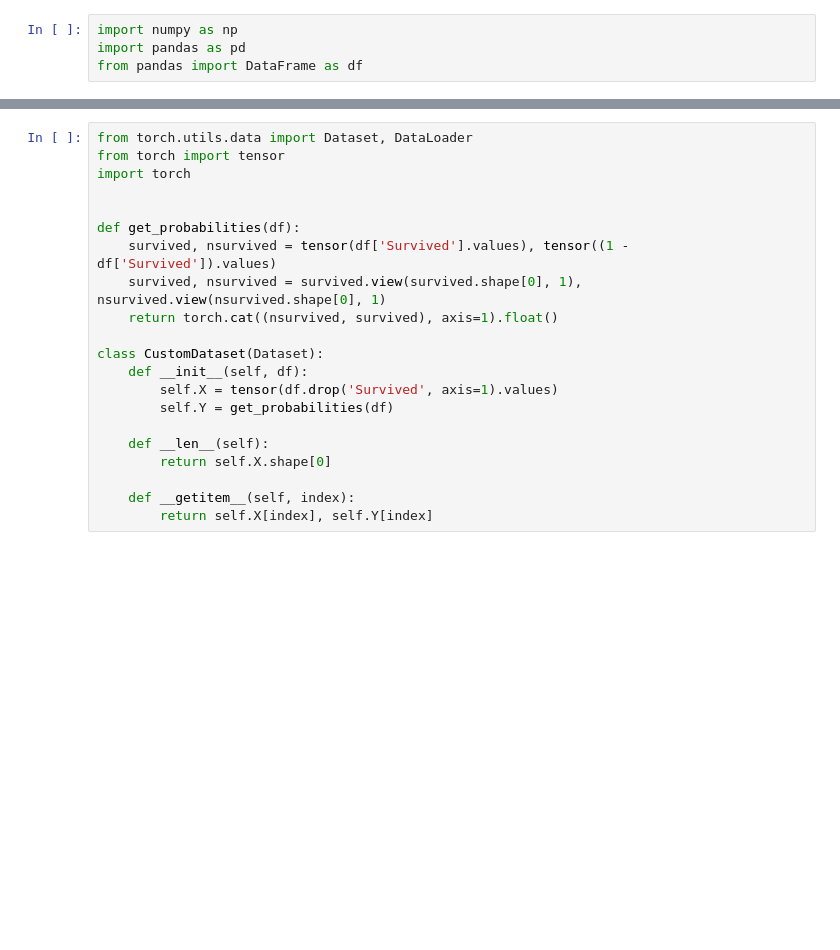
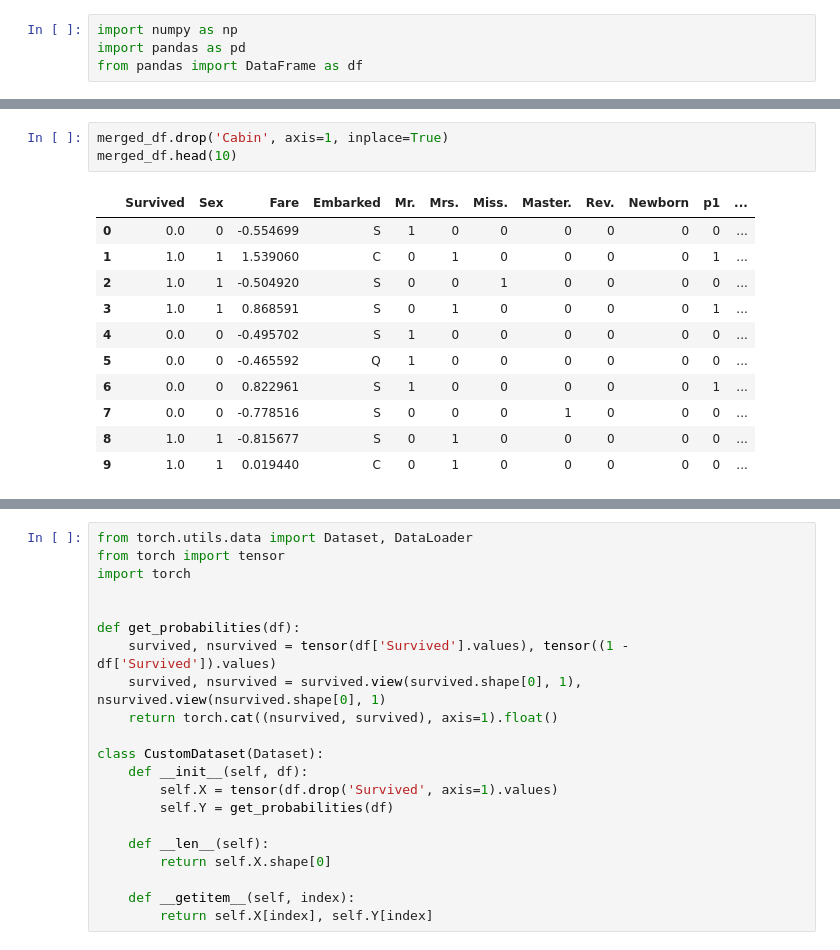
Before and after one commit to Fortitude42/Kaggle, a Jupyter notebook: Titanic.ipynb, the cells around one changed output, grey strips where cells are left out. Saved outputs shown, nothing was run; the diff lists cells and outputs as text; blank space fills up the shorter version.

```diff
--- a/Titanic.ipynb
+++ b/Titanic.ipynb
@@ -99,0 +129,15 @@ Name: Survived, dtype: float64
+# %%
+merged_df.drop('Cabin', axis=1, inplace=True)
+merged_df.head(10)
+# %% [output]
+|  | Survived | Sex | Fare | Embarked | Mr. | Mrs. | Miss. | Master. | Rev. | Newborn | p1 | ... |
+| 0 | 0.0 | 0 | -0.554699 | S | 1 | 0 | 0 | 0 | 0 | 0 | 0 | ... |
+| 1 | 1.0 | 1 | 1.539060 | C | 0 | 1 | 0 | 0 | 0 | 0 | 1 | ... |
+| 2 | 1.0 | 1 | -0.504920 | S | 0 | 0 | 1 | 0 | 0 | 0 | 0 | ... |
+| 3 | 1.0 | 1 | 0.868591 | S | 0 | 1 | 0 | 0 | 0 | 0 | 1 | ... |
+| 4 | 0.0 | 0 | -0.495702 | S | 1 | 0 | 0 | 0 | 0 | 0 | 0 | ... |
+| 5 | 0.0 | 0 | -0.465592 | Q | 1 | 0 | 0 | 0 | 0 | 0 | 0 | ... |
+| 6 | 0.0 | 0 | 0.822961 | S | 1 | 0 | 0 | 0 | 0 | 0 | 1 | ... |
+| 7 | 0.0 | 0 | -0.778516 | S | 0 | 0 | 0 | 1 | 0 | 0 | 0 | ... |
+| 8 | 1.0 | 1 | -0.815677 | S | 0 | 1 | 0 | 0 | 0 | 0 | 0 | ... |
+| 9 | 1.0 | 1 | 0.019440 | C | 0 | 1 | 0 | 0 | 0 | 0 | 0 | ... |
```
Also changed, not shown: parts of 23 cells of this notebook.
